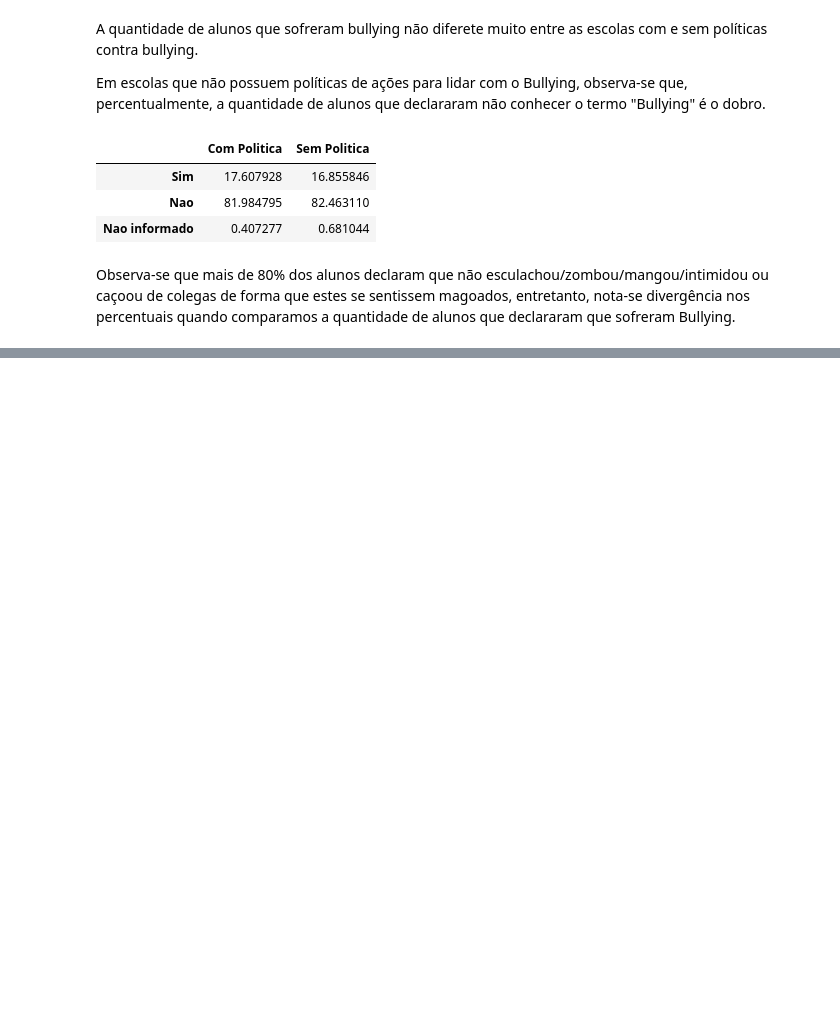
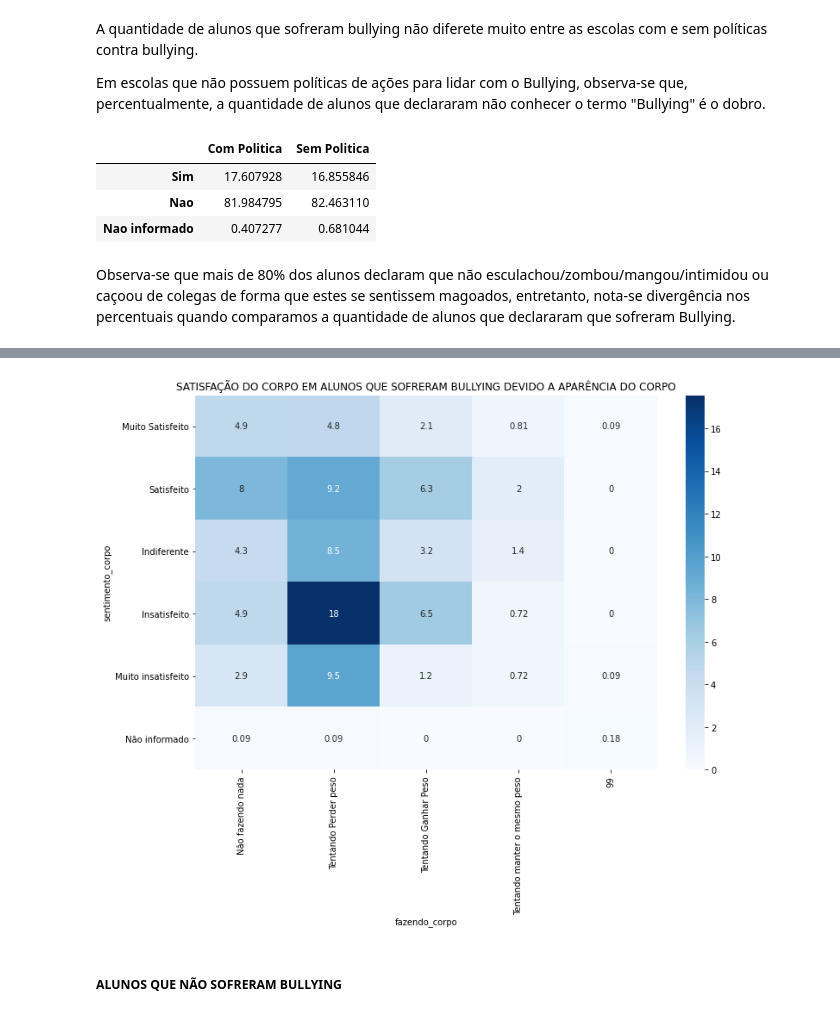
Before and after one commit to daianeklein/bootcamp-Alura, a Jupyter notebook: Desafio-Modulo3.ipynb, the cells around one changed output, grey strips where cells are left out. Drawn from its saved outputs; the diff is of its cells as text; code cells hidden in the pictures; blank space fills up the shorter version.

```diff
--- a/Desafio-Modulo3.ipynb
+++ b/Desafio-Modulo3.ipynb
@@ -636,0 +751,28 @@ Observa-se que mais de 80% dos alunos declaram que não esculachou/zombou/mangou
+# %%
+# Selecionando somente os alunos que sofreram bullying devido a aparência do corpo
+bullying_corpo = df[df['motivo_bul'] == 4]
+não_sofreu_bullying = df[df['ja_sofreu_bul'] == 2]
+# %%
+corpo = {1 : 'Muito Satisfeito',
+         2 : 'Satisfeito',
+         3 : 'Indiferente',
+         4 : 'Insatisfeito',
+         5 : 'Muito insatisfeito',
+         99 : 'Não informado'}
+
+
+acao_corpo = {1: 'Não fazendo nada',
+             2 : 'Tentando Perder peso',
+             3 : 'Tentando Ganhar Peso',
+             4 : 'Tentando manter o mesmo peso',
+             5 : 'Não informado'}
+# %%
+# Criando uma tabela cruzada
+crosstab = pd.crosstab(bullying_corpo['sentimento_corpo'], df['fazendo_corpo'], normalize=True) * 100
+
+# renomeando indices e colunas
+crosstab.rename(index = corpo, inplace= True)
+crosstab.rename(columns = acao_corpo, inplace = True)
+
+# Visualizando tabela
+crosstab
@@ -636,0 +788,14 @@ Observa-se que mais de 80% dos alunos declaram que não esculachou/zombou/mangou
+# %%
+# Plotando a tabela cruzada com o percentual
+
+plt.figure(figsize=(12, 8))
+
+sns.heatmap(data = crosstab, annot=True, cmap='Blues')
+sns.despine(bottom = True, left=True)
+plt.title('SATISFAÇÃO DO CORPO EM ALUNOS QUE SOFRERAM BULLYING DEVIDO A APARÊNCIA DO CORPO')
+
+ax = ax
+# %% [output]
+[figure, added]
+# %% [markdown]
+#####  ALUNOS QUE NÃO SOFRERAM BULLYING
```
Also changed, not shown: parts of 18 cells of this notebook.
